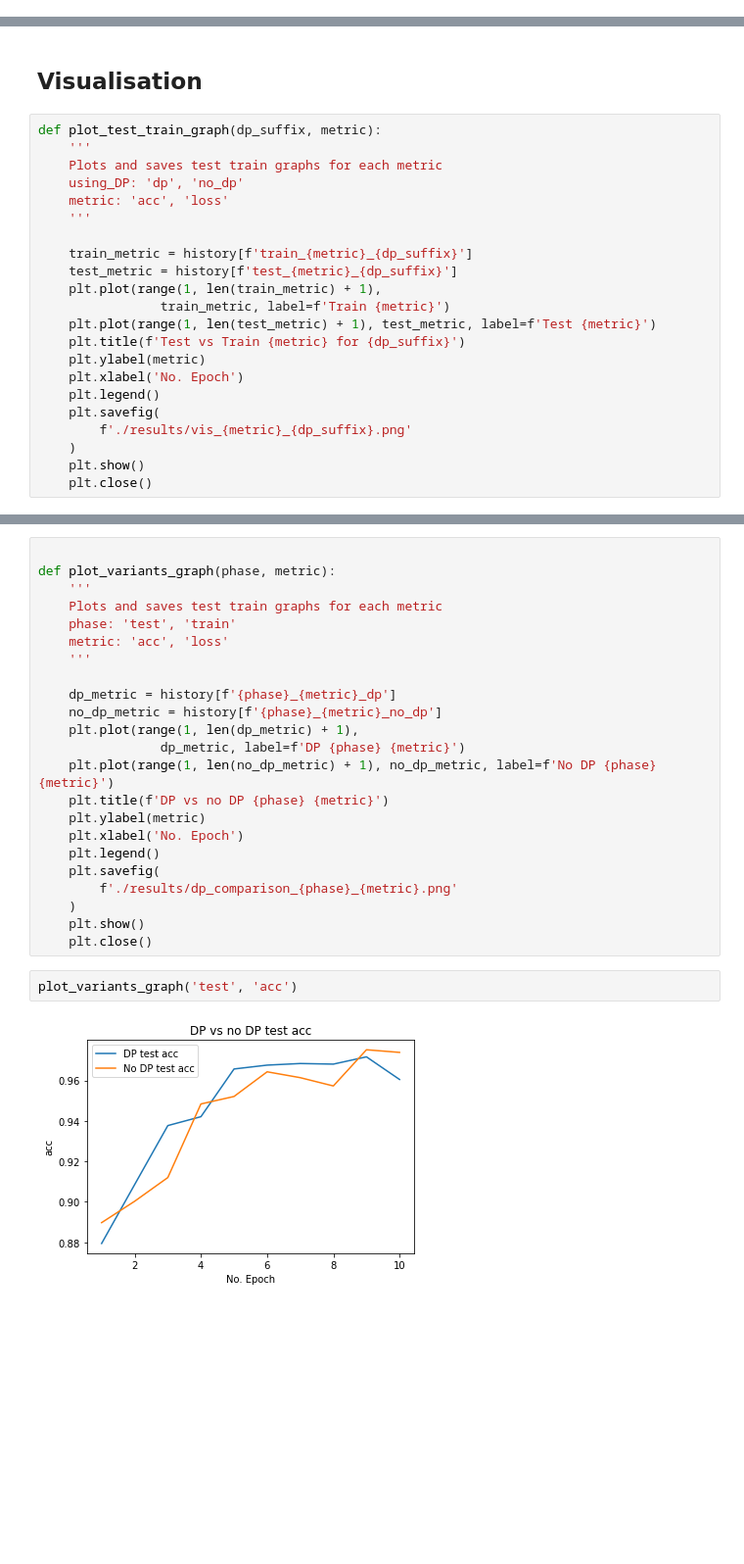
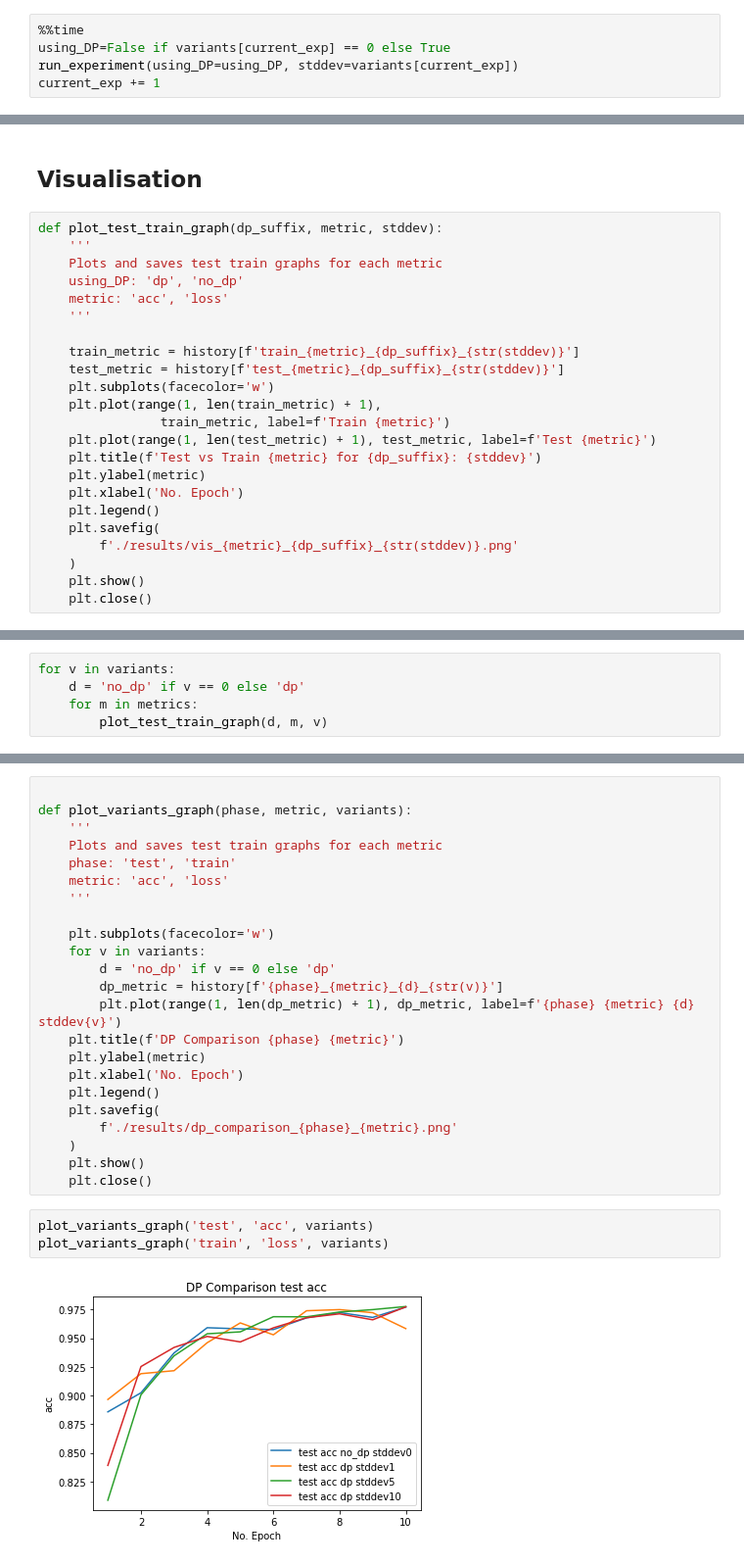
Before and after one commit to omofish/Diff-Privacy-RCP, a Jupyter notebook: Pysyft_Opacus_Impl/fl_test.ipynb, the cells around one changed output, grey strips where cells are left out. Shown at 98% size. Cells and saved outputs as stored; diff of their text form; blank space fills up the shorter version.

```diff
--- a/Pysyft_Opacus_Impl/fl_test.ipynb
+++ b/Pysyft_Opacus_Impl/fl_test.ipynb
@@ -294,0 +334,5 @@ Wall time: 10min 55s
+# %%
+%%time
+using_DP=False if variants[current_exp] == 0 else True
+run_experiment(using_DP=using_DP, stddev=variants[current_exp])
+current_exp += 1
@@ -307,24 +377,25 @@ print(history)
 # %% [markdown]
 ## Visualisation
 # %%
-def plot_test_train_graph(dp_suffix, metric):
+def plot_test_train_graph(dp_suffix, metric, stddev):
     '''
     Plots and saves test train graphs for each metric
     using_DP: 'dp', 'no_dp'
     metric: 'acc', 'loss'
     '''
 
-    train_metric = history[f'train_{metric}_{dp_suffix}']
-    test_metric = history[f'test_{metric}_{dp_suffix}']
+    train_metric = history[f'train_{metric}_{dp_suffix}_{str(stddev)}']
+    test_metric = history[f'test_{metric}_{dp_suffix}_{str(stddev)}']
+    plt.subplots(facecolor='w')
     plt.plot(range(1, len(train_metric) + 1),
                 train_metric, label=f'Train {metric}')
     plt.plot(range(1, len(test_metric) + 1), test_metric, label=f'Test {metric}')
-    plt.title(f'Test vs Train {metric} for {dp_suffix}')
+    plt.title(f'Test vs Train {metric} for {dp_suffix}: {stddev}')
     plt.ylabel(metric)
     plt.xlabel('No. Epoch')
     plt.legend()
     plt.savefig(
-        f'./results/vis_{metric}_{dp_suffix}.png'
+        f'./results/vis_{metric}_{dp_suffix}_{str(stddev)}.png'
     )
     plt.show()
     plt.close()
@@ -346,0 +402,5 @@ plot_test_train_graph('no_dp', 'acc')
+# %%
+for v in variants:
+    d = 'no_dp' if v == 0 else 'dp'
+    for m in metrics:
+        plot_test_train_graph(d, m, v)
@@ -347,18 +416,18 @@ plot_test_train_graph('no_dp', 'acc')
 # %%
 
-def plot_variants_graph(phase, metric):
+def plot_variants_graph(phase, metric, variants):
     '''
     Plots and saves test train graphs for each metric
     phase: 'test', 'train'
     metric: 'acc', 'loss'
     '''
 
-    dp_metric = history[f'{phase}_{metric}_dp']
-    no_dp_metric = history[f'{phase}_{metric}_no_dp']
-    plt.plot(range(1, len(dp_metric) + 1),
-                dp_metric, label=f'DP {phase} {metric}')
-    plt.plot(range(1, len(no_dp_metric) + 1), no_dp_metric, label=f'No DP {phase} {metric}')
-    plt.title(f'DP vs no DP {phase} {metric}')
+    plt.subplots(facecolor='w')
+    for v in variants:
+        d = 'no_dp' if v == 0 else 'dp'
+        dp_metric = history[f'{phase}_{metric}_{d}_{str(v)}']
+        plt.plot(range(1, len(dp_metric) + 1), dp_metric, label=f'{phase} {metric} {d} stddev{v}')
+    plt.title(f'DP Comparison {phase} {metric}')
     plt.ylabel(metric)
     plt.xlabel('No. Epoch')
     plt.legend()
@@ -368,6 +437,7 @@ def plot_variants_graph(phase, metric):
     plt.show()
     plt.close()
 # %%
-plot_variants_graph('test', 'acc')
+plot_variants_graph('test', 'acc', variants)
+plot_variants_graph('train', 'loss', variants)
 # %% [output]
-[figure, old version]
+[figure, new version]
```
Also changed, not shown: parts of 21 cells of this notebook, 30 other files.
